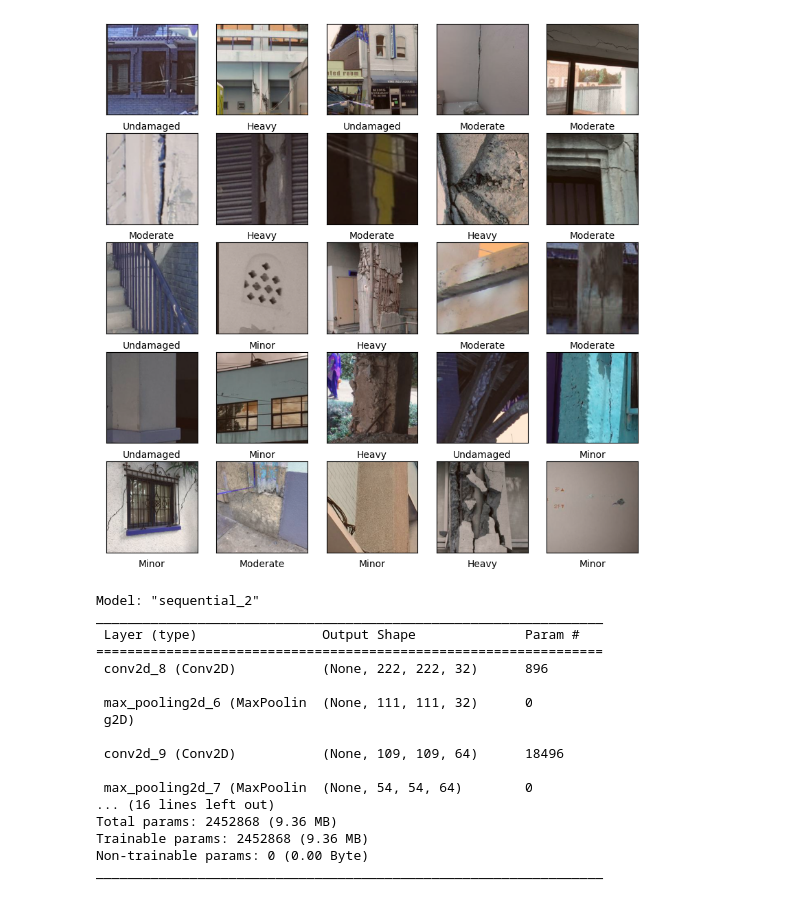
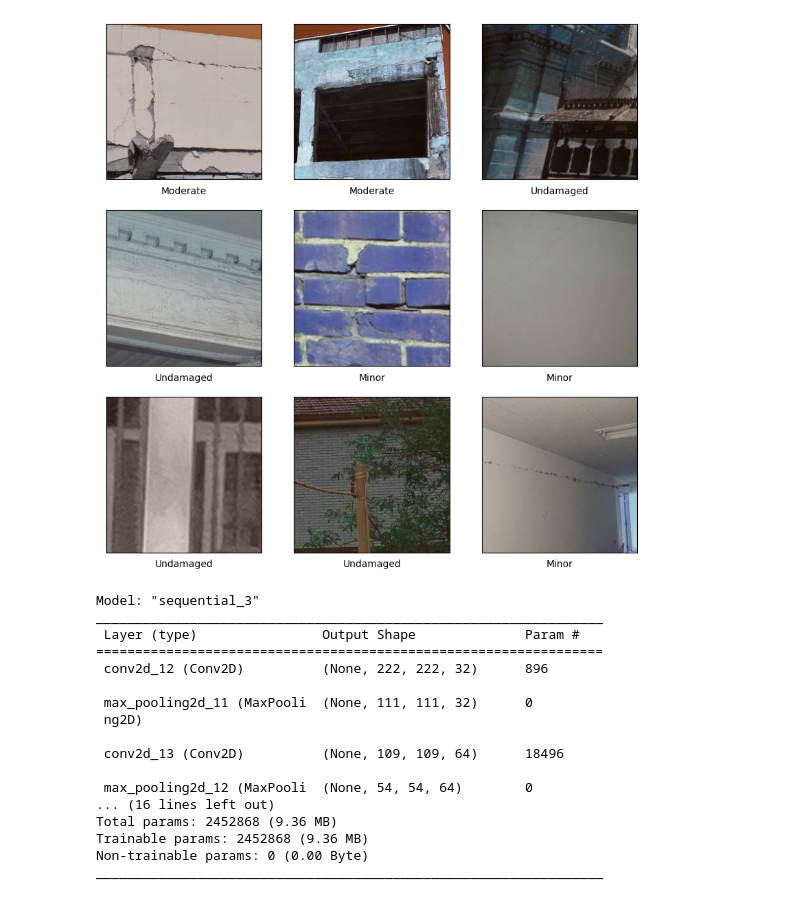
Before and after one commit to SeanHershey/structural-image-classification, a Jupyter notebook: train.ipynb, the cells around one changed output. Drawn from its saved outputs; the diff is of its cells as text; code cells hidden in the pictures.

```diff
--- a/train.ipynb
+++ b/train.ipynb
@@ -47,40 +46,41 @@ def re_format(old_labels):
                 break
     return labels
 
+
 train_labels = re_format(train_labels)
 test_labels = re_format(test_labels)
 
-train_labels = to_categorical(train_labels, train_labels.shape[1])
-test_labels = to_categorical(test_labels, train_labels.shape[1])
+train_labels = to_categorical(train_labels, 4)
+test_labels = to_categorical(test_labels, 4)
 # %%
 # Validate dataset
 import random
 
 label_names = ["Heavy", "Minor", "Moderate", "Undamaged"]
 plt.figure(figsize=(10,10))
 
-for i in range(25):
-    plt.subplot(5,5,i+1)
+for i in range(9):
+    plt.subplot(3,3,i+1)
     rand_int = random.randrange(len(train_images))
     plt.xticks([])
     plt.yticks([])
     plt.grid(False)
     plt.imshow(train_images[rand_int])
     # get label index to convert into label name
     label_index = 0
     for j in range(len(train_labels[rand_int])):
         if train_labels[rand_int][j] == 1:
             label_index = j
             break
-    plt.xlabel(label_names[j])
+    plt.xlabel(label_names[label_index])
 
 plt.show()
 # %% [output]
-[figure, old version]
+[figure, new version]
 # %%
 # Setup model
 model = models.Sequential()
-model.add(layers.Conv2D(32, (3, 3), activation='relu', input_shape=(224, 224, 3)))
+model.add(layers.Conv2D(32, (3, 3), activation='relu', input_shape=train_images.shape[1:]))
 model.add(layers.MaxPooling2D((2, 2)))
 model.add(layers.Conv2D(64, (3, 3), activation='relu'))
 model.add(layers.MaxPooling2D((2, 2)))
@@ -93,18 +93,18 @@ model.add(layers.Dense(4, activation='softmax'))
 
 model.summary()
 # %% [output]
-Model: "sequential_2"
+Model: "sequential_3"
 _________________________________________________________________
  Layer (type)                Output Shape              Param #
 =================================================================
- conv2d_8 (Conv2D)           (None, 222, 222, 32)      896
+ conv2d_12 (Conv2D)          (None, 222, 222, 32)      896
 
- max_pooling2d_6 (MaxPoolin  (None, 111, 111, 32)      0
- g2D)
+ max_pooling2d_11 (MaxPooli  (None, 111, 111, 32)      0
+ ng2D)
 
- conv2d_9 (Conv2D)           (None, 109, 109, 64)      18496
+ conv2d_13 (Conv2D)          (None, 109, 109, 64)      18496
 
- max_pooling2d_7 (MaxPoolin  (None, 54, 54, 64)        0
+ max_pooling2d_12 (MaxPooli  (None, 54, 54, 64)        0
 ... (16 lines left out)
 Total params: 2452868 (9.36 MB)
 Trainable params: 2452868 (9.36 MB)
```
Also changed, not shown: parts of 10 cells of this notebook.
